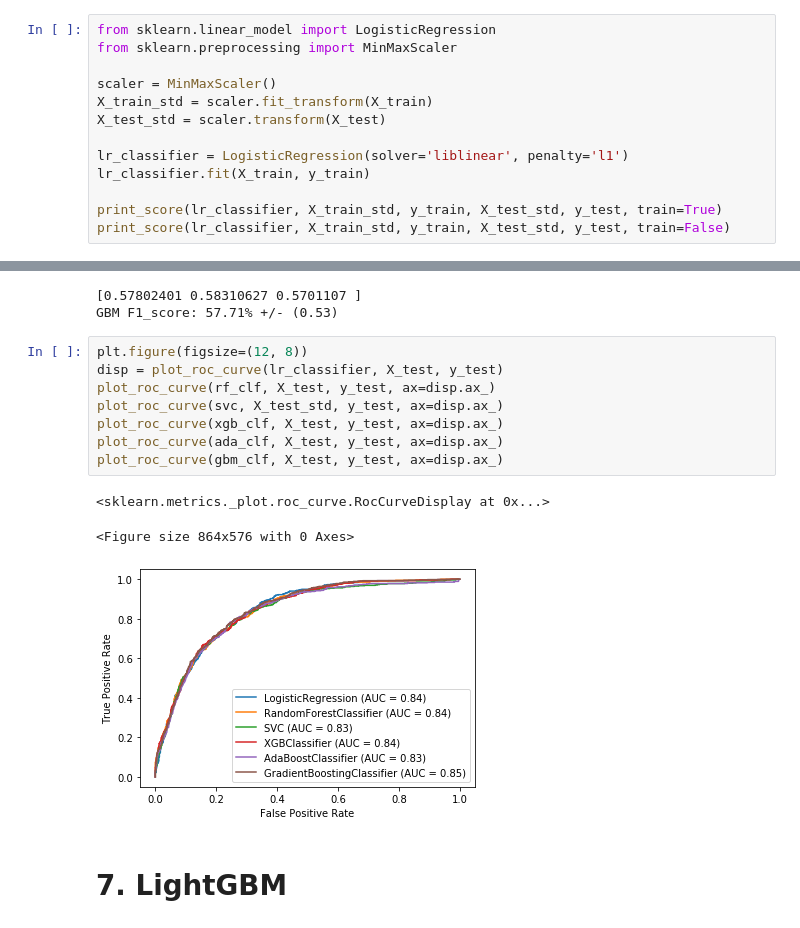
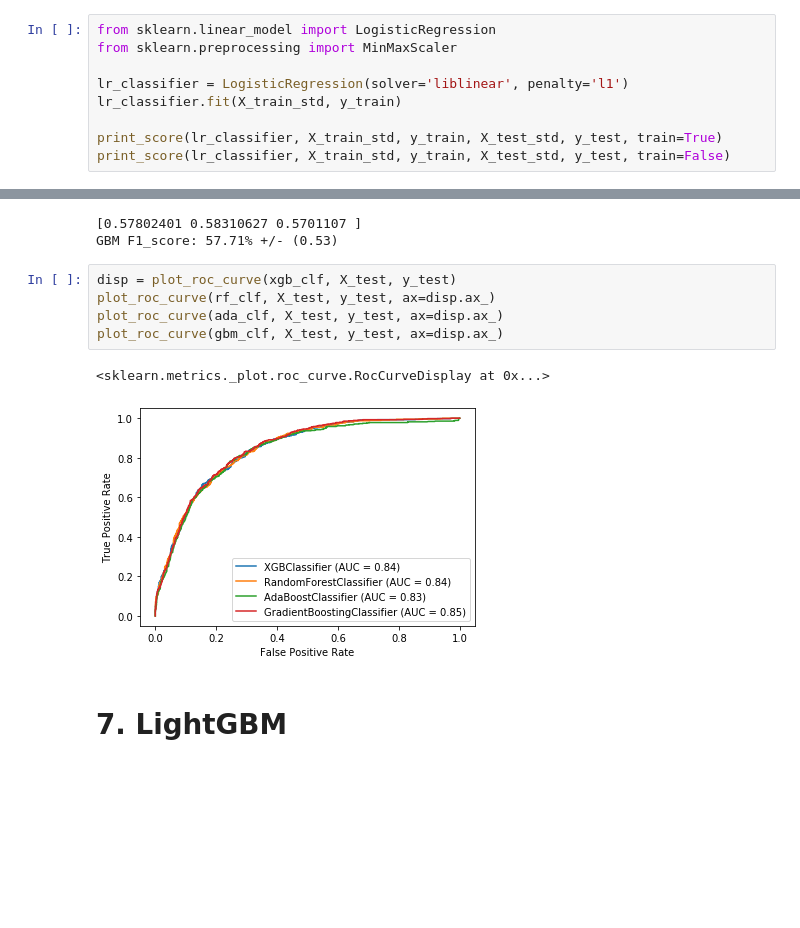
Before and after one commit to fares-ds/Telecom_Customer_Churn_Prediction, a Jupyter notebook: telecom_customer_churn_prediciton_ML.ipynb, the cells around one changed output, grey strips where cells are left out. Cells and saved outputs as stored; diff of their text form; blank space fills up the shorter version.

Commit message:
Logistic Regression Correction X_test ==> X_test_std

```diff
--- a/telecom_customer_churn_prediciton_ML.ipynb
+++ b/telecom_customer_churn_prediciton_ML.ipynb
@@ -94,12 +99,8 @@ def print_score(clf, X_train, y_train, X_test, y_test, train=True):
 from sklearn.linear_model import LogisticRegression
 from sklearn.preprocessing import MinMaxScaler
 
-scaler = MinMaxScaler()
-X_train_std = scaler.fit_transform(X_train)
-X_test_std = scaler.transform(X_test)
-
 lr_classifier = LogisticRegression(solver='liblinear', penalty='l1')
-lr_classifier.fit(X_train, y_train)
+lr_classifier.fit(X_train_std, y_train)
 
 print_score(lr_classifier, X_train_std, y_train, X_test_std, y_test, train=True)
 print_score(lr_classifier, X_train_std, y_train, X_test_std, y_test, train=False)
@@ -551,17 +548,13 @@ print(f"GBM F1_score: {scores.mean() * 100:.2f}% +/- ({scores.std() * 100:.2f})"
 [0.57802401 0.58310627 0.5701107 ]
 GBM F1_score: 57.71% +/- (0.53)
 # %%
-plt.figure(figsize=(12, 8))
-disp = plot_roc_curve(lr_classifier, X_test, y_test)
+disp = plot_roc_curve(xgb_clf, X_test, y_test)
 plot_roc_curve(rf_clf, X_test, y_test, ax=disp.ax_)
-plot_roc_curve(svc, X_test_std, y_test, ax=disp.ax_)
-plot_roc_curve(xgb_clf, X_test, y_test, ax=disp.ax_)
 plot_roc_curve(ada_clf, X_test, y_test, ax=disp.ax_)
 plot_roc_curve(gbm_clf, X_test, y_test, ax=disp.ax_)
 # %% [output]
 <sklearn.metrics._plot.roc_curve.RocCurveDisplay at 0x...>
-<Figure size 864x576 with 0 Axes>
-[figure, old version]
+[figure, new version]
 # %% [markdown]
 # 7. LightGBM
 # %%
```
Also changed, not shown: parts of 13 cells of this notebook.
